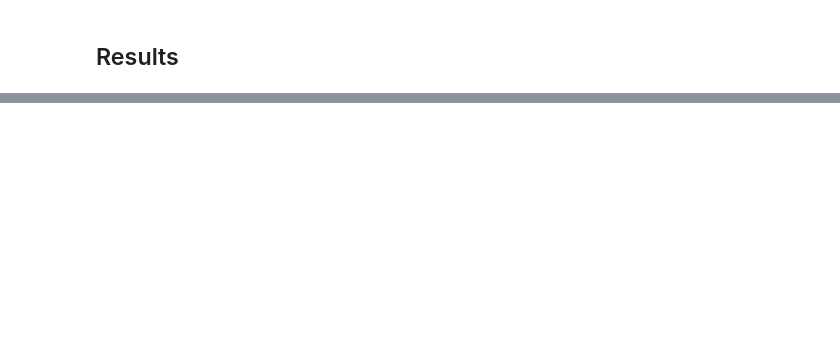
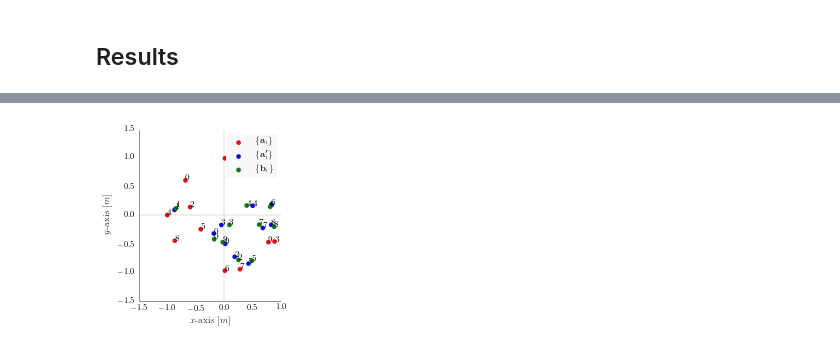
Before and after one commit to tingelst/game, a Jupyter notebook: python/rotor_estimation.ipynb, the cells around one changed output, grey strips where cells are left out. Drawn from its saved outputs; the diff is of its cells as text; code cells hidden in the pictures; blank space fills up the shorter version.

```diff
--- a/python/rotor_estimation.ipynb
+++ b/python/rotor_estimation.ipynb
@@ -136,0 +361,19 @@ plot_point_clouds(points_b, points_b_estimated)
+# %%
+nls_q = lambda points : euclidean_rms(lambda points_a, points_b_noisy :
+                            quaternion_to_matrix(np.roll(rotor_estimation.QuaternionEstimation()
+                                                         .run(quaternion_parameters.copy(),
+                                                              points_a,
+                                                              points_b_noisy).ravel(), -1))[:3,:3],
+                            points)
+# %%
+ls_svd = lambda points : euclidean_rms(lambda points_a, points_b_noisy :
+                                rotor_to_matrix(rotor_estimation_ls_svd(points_a, points_b_noisy)),
+                                points)
+# %%
+um = lambda points : euclidean_rms(lambda points_a, points_b_noisy :
+                             umeyama(points_a.T,points_b_noisy.T)[:3,:3],
+                             points)
+# %%
+arun = lambda points : euclidean_rms(lambda points_a, points_b_noisy :
+                                     estsimt(points_a.T,points_b_noisy.T)[1],
+                                    points)
@@ -136,0 +420,74 @@ plot_point_clouds(points_b, points_b_estimated)
+# %%
+(points_a, points_b, points_b_noisy) = points_set[0]
+
+fig, ax = plt.subplots(1)
+
+ax.set_aspect('equal')
+plt.set_cmap('gray')
+
+almost_black = '#262626'
+spines_to_remove = ['top', 'right']
+for spine in spines_to_remove:
+    ax.spines[spine].set_visible(False)
+ax.xaxis.set_ticks_position('none')
+ax.yaxis.set_ticks_position('none')
+
+spines_to_keep = ['bottom', 'left']
+for spine in spines_to_keep:
+    ax.spines[spine].set_linewidth(0.5)
+    ax.spines[spine].set_color(almost_black)
+ax.xaxis.label.set_color(almost_black)
+ax.yaxis.label.set_color(almost_black)
+
+c = random.rand(n_points)
+
+x = points_a[:,0]
+y = points_a[:,1]
+ax.scatter(x, y, c='r',
+           edgecolor=almost_black, linewidth=0.15,
+           label=r"$\{\bm{\mathrm{a}}_i\}$")
+for i, txt in enumerate(range(n_points)):
+    ax.annotate(txt, (x[i],y[i]))
+
+x = points_b[:,0]
+y = points_b[:,1]
+ax.scatter(x,y,c='b',
+           edgecolor=almost_black,linewidth=0.15,
+           label=r"$\{\bm{\mathrm{a}^\prime}_i\}$")
+for i, txt in enumerate(range(n_points)):
+    ax.annotate(txt, (x[i],y[i]))
+
+x = points_b_noisy[:,0]
+y = points_b_noisy[:,1]
+ax.scatter(x,y,c='g',
+           edgecolor=almost_black,linewidth=0.15,
+           label=r"$\{\bm{\mathrm{b}}_i\}$")
+for i, txt in enumerate(range(n_points)):
+    ax.annotate(txt, (x[i],y[i]))
+
+ax.title.set_color(almost_black)
+ax.axhline(0, color=almost_black, linewidth=0.15)
+ax.axvline(0, color=almost_black, linewidth=0.15)
+
+# Remove the line around the legend box, and instead fill it with a light grey
+# Also only use one point for the scatterplot legend because the user will
+# get the idea after just one, they don't need three.
+light_grey = np.array([float(248)/float(255)]*3)
+legend = ax.legend(frameon=True, scatterpoints=1)
+rect = legend.get_frame()
+rect.set_facecolor(light_grey)
+rect.set_linewidth(0.0)
+
+# Change the legend label colors to almost black, too
+texts = legend.texts
+for t in texts:
+    t.set_color(almost_black)
+
+plt.xlabel(r'$x$-axis $[m]$')
+plt.ylabel(r'$y$-axis $[m]$')
+
+save_dir = '/home/lars/Dropbox/sharelatex/2016_phd_thesis_lt/figures'
+plt.show()
+# fig.savefig(save_dir + '/rotor_estimation_xy_proj.pdf')
+# %% [output]
+[figure, added]
```
Also changed, not shown: parts of 36 cells of this notebook, 10 other files.
